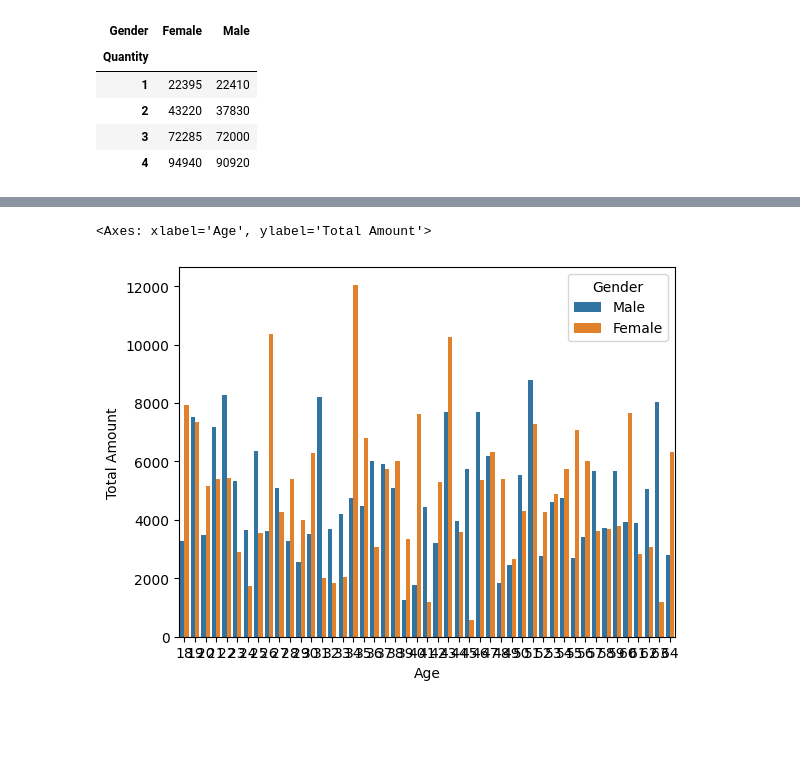
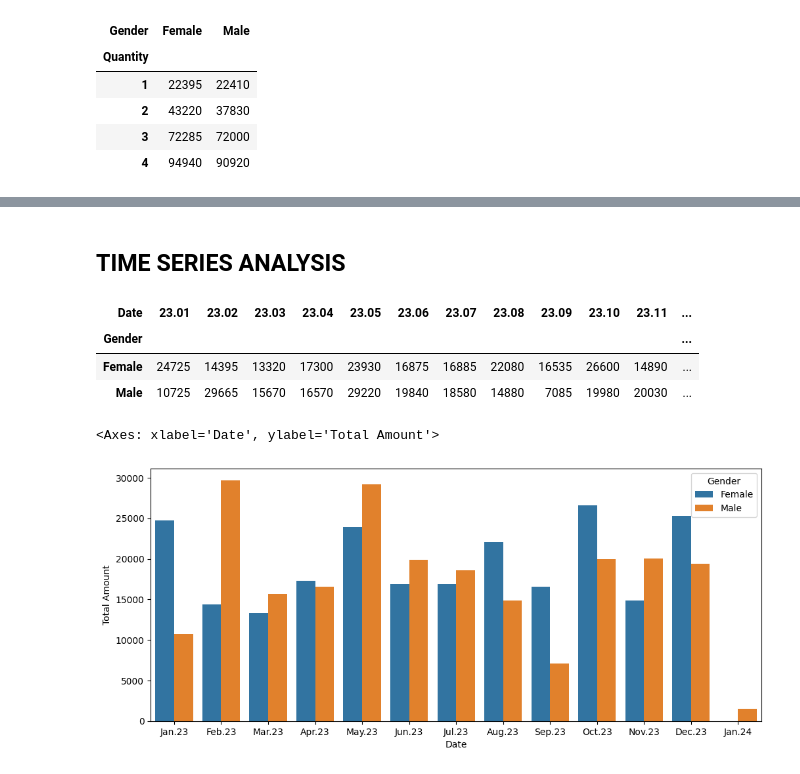
Before and after one commit to rajashreemunoli/2024_Women_Who_Code_Kaggle_EDA_Challenge, a Jupyter notebook: 2024-wwc-eda-challenge-retail-sales.ipynb, the cells around one changed output, grey strips where cells are left out. Cells and saved outputs as stored; diff of their text form; code cells hidden in the pictures; blank space fills up the shorter version.

Commit message:
Kaggle Notebook | 2024 WWC EDA Challenge Retail Sales | Version 6

```diff
--- a/2024-wwc-eda-challenge-retail-sales.ipynb
+++ b/2024-wwc-eda-challenge-retail-sales.ipynb
@@ -408,5 +425,15 @@ sns.boxplot(sales_data,x='Price per Unit',y='Total Amount',hue='Gender',ax=axes[
+# %% [markdown]
+## TIME SERIES ANALYSIS <a class="anchor"  id="section5"></a>
+# %%
+sales_data.pivot_table(index='Gender',columns=sales_data.sort_values('Date')['Date'].dt.strftime('%y.%m'),values='Total Amount',aggfunc='sum')
+# %% [output]
+| Date | 23.01 | 23.02 | 23.03 | 23.04 | 23.05 | 23.06 | 23.07 | 23.08 | 23.09 | 23.10 | 23.11 | ... |
+| Gender |  |  |  |  |  |  |  |  |  |  |  | ... |
+| Female | 24725 | 14395 | 13320 | 17300 | 23930 | 16875 | 16885 | 22080 | 16535 | 26600 | 14890 | ... |
+| Male | 10725 | 29665 | 15670 | 16570 | 29220 | 19840 | 18580 | 14880 | 7085 | 19980 | 20030 | ... |
 # %%
-sns.barplot(sales_data,x='Age',y='Total Amount',estimator='sum',errorbar=None,hue='Gender')
+fig, ax = plt.subplots(figsize=(12, 5))
+sns.barplot(sales_data,x=sales_data.sort_values('Date')['Date'].dt.strftime('%b.%y'),y='Total Amount',estimator='sum',errorbar=None,hue='Gender',ax=ax)
 # %% [output]
-<Axes: xlabel='Age', ylabel='Total Amount'>
+<Axes: xlabel='Date', ylabel='Total Amount'>
-[figure, old version]
+[figure, new version]
```
Also changed, not shown: parts of 6 cells of this notebook.
